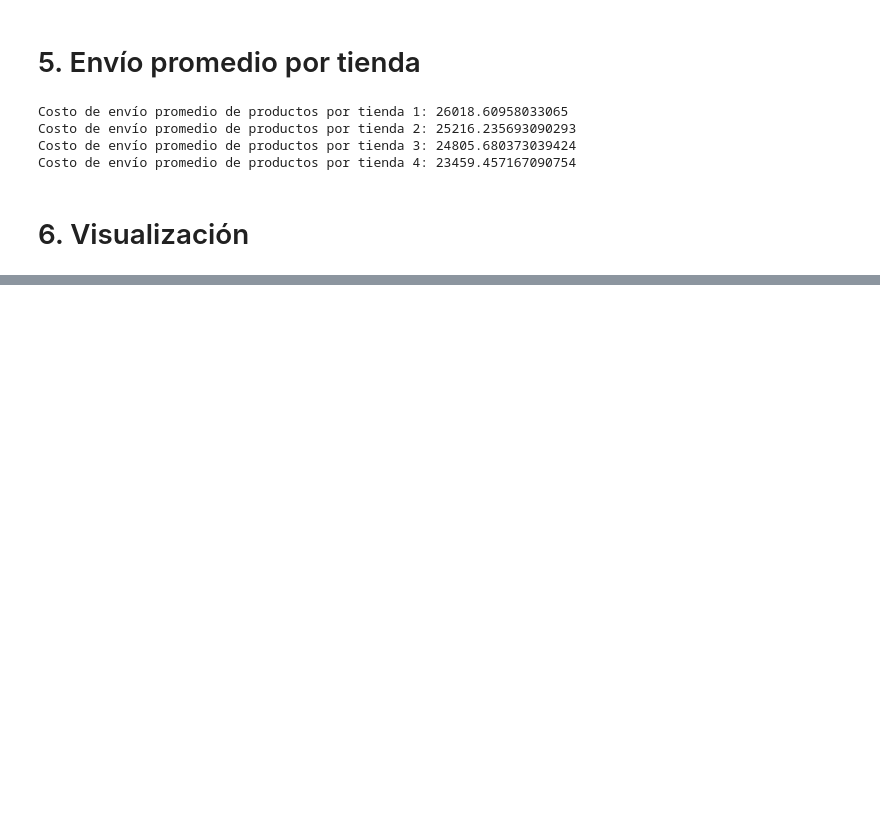
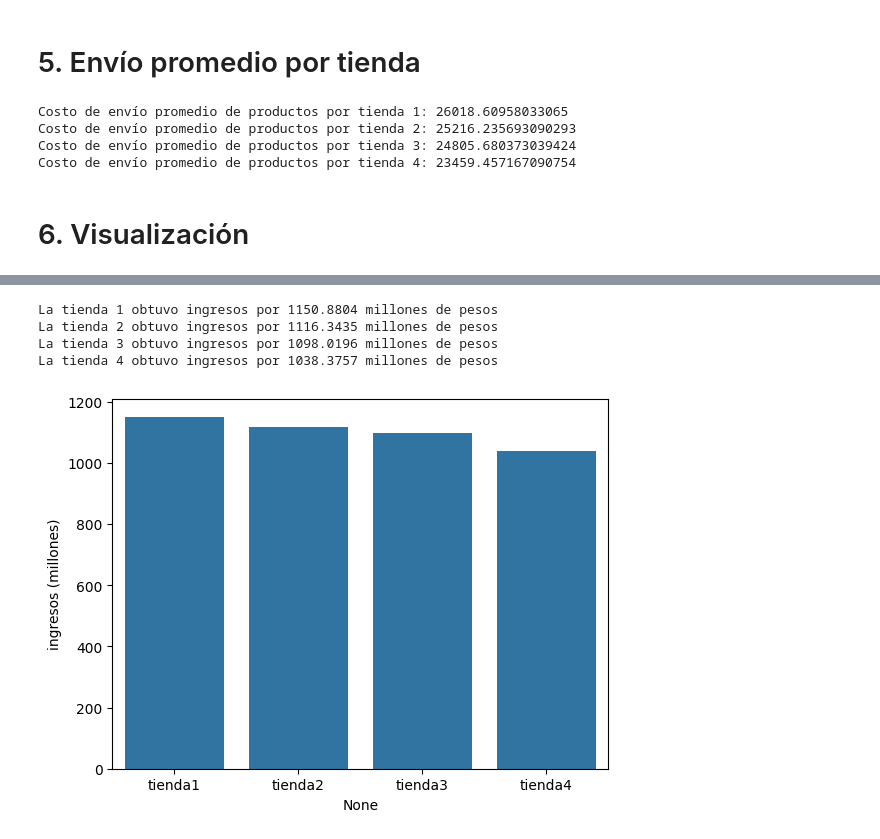
Before and after one commit to JuanPGomezB/challenge-alurastore, a Jupyter notebook: alura-store.ipynb, the cells around one changed output, grey strips where cells are left out. Drawn from its saved outputs; the diff is of its cells as text; code cells hidden in the pictures; blank space fills up the shorter version.

```diff
--- a/alura-store.ipynb
+++ b/alura-store.ipynb
@@ -192,0 +219,18 @@ Costo de envío promedio de productos por tienda 4: 23459.457167090754
+# %%
+ingresostienda1=(tienda['Precio'].sum())/1000000
+ingresostienda2=(tienda2['Precio'].sum())/1000000
+ingresostienda3=(tienda3['Precio'].sum())/1000000
+ingresostienda4=(tienda4['Precio'].sum())/1000000
+# ingresostienda1
+ingresostiendas= pd.DataFrame([ingresostienda1,ingresostienda2,ingresostienda3,ingresostienda4], index=['tienda1','tienda2','tienda3','tienda4'], columns=['ingresos (millones)'])
+sns.barplot(data=ingresostiendas, x=ingresostiendas.index, y='ingresos (millones)')
+print(f'La tienda 1 obtuvo ingresos por {ingresostienda1} millones de pesos')
+print(f'La tienda 2 obtuvo ingresos por {ingresostienda2} millones de pesos')
+print(f'La tienda 3 obtuvo ingresos por {ingresostienda3} millones de pesos')
+print(f'La tienda 4 obtuvo ingresos por {ingresostienda4} millones de pesos')
+# %% [output]
+La tienda 1 obtuvo ingresos por 1150.8804 millones de pesos
+La tienda 2 obtuvo ingresos por 1116.3435 millones de pesos
+La tienda 3 obtuvo ingresos por 1098.0196 millones de pesos
+La tienda 4 obtuvo ingresos por 1038.3757 millones de pesos
+[figure, added]
```
Also changed, not shown: parts of 9 cells of this notebook.
